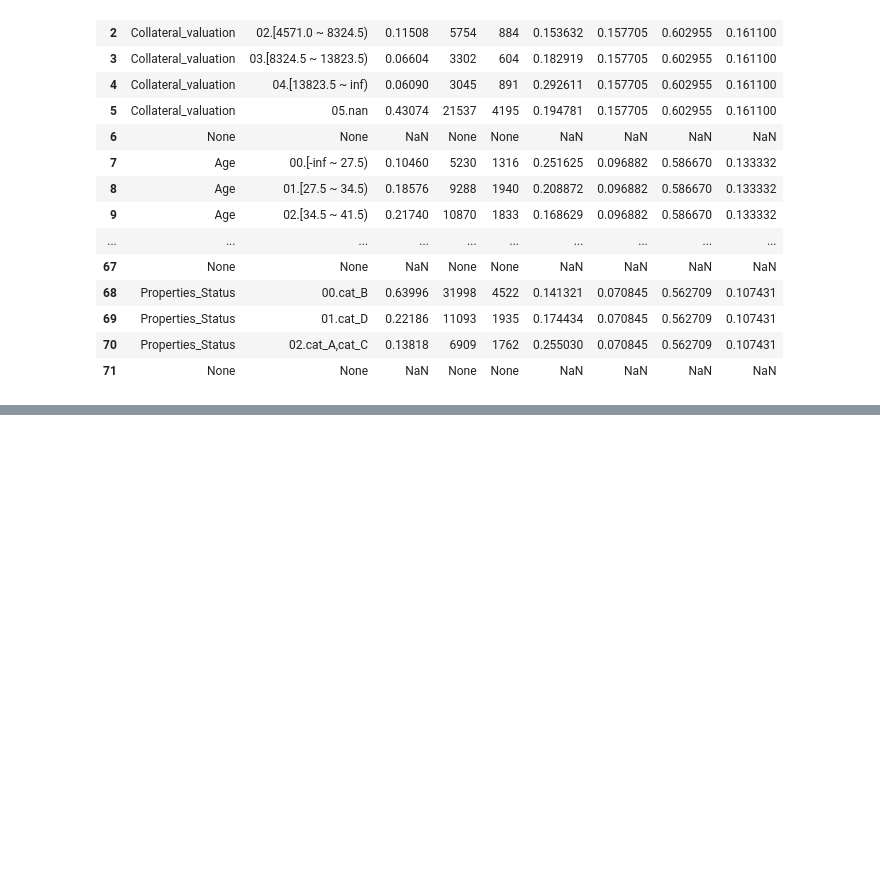
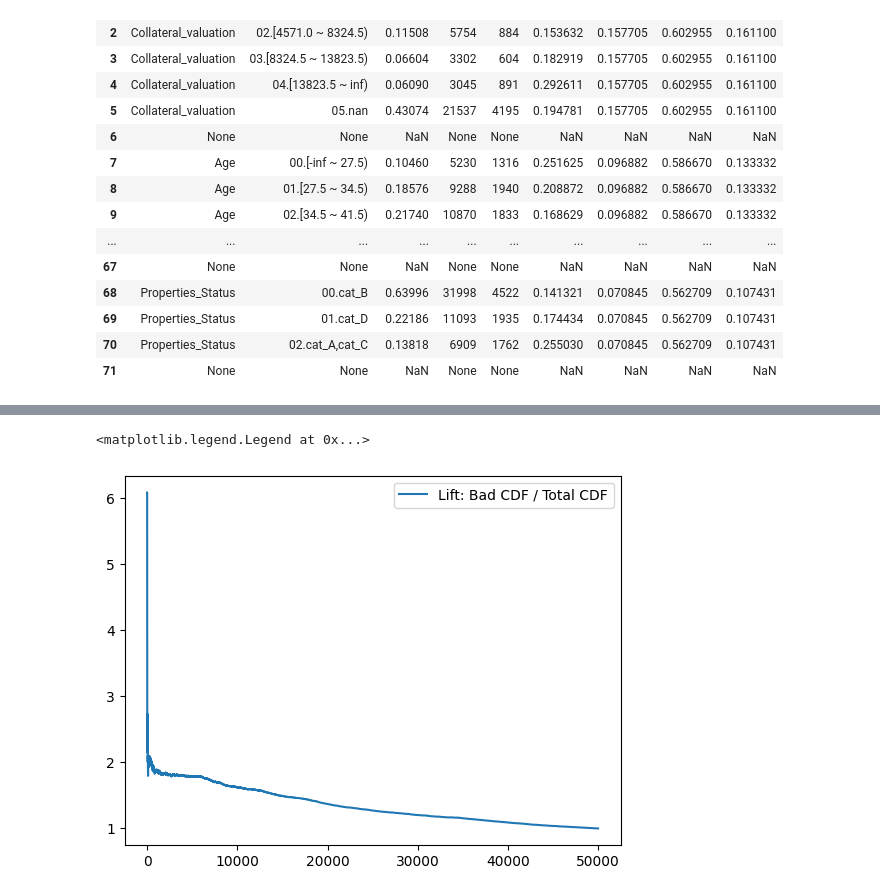
Before and after one commit to rfouyang/credit_model, a Jupyter notebook: demo/Tutorial4 Feature Evaluation.ipynb, the cells around one changed output, grey strips where cells are left out. Drawn from its saved outputs; the diff is of its cells as text; code cells hidden in the pictures; blank space fills up the shorter version.

```diff
--- a/demo/Tutorial4 Feature Evaluation.ipynb
+++ b/demo/Tutorial4 Feature Evaluation.ipynb
@@ -78,0 +128,6 @@ df_combined_report.head(100)
+# %%
+plt.plot(df_stat['lift'], label='Lift: Bad CDF / Total CDF')
+plt.legend()
+# %% [output]
+<matplotlib.legend.Legend at 0x...>
+[figure, added]
```
Also changed, not shown: parts of 8 cells of this notebook, 4 other files.
